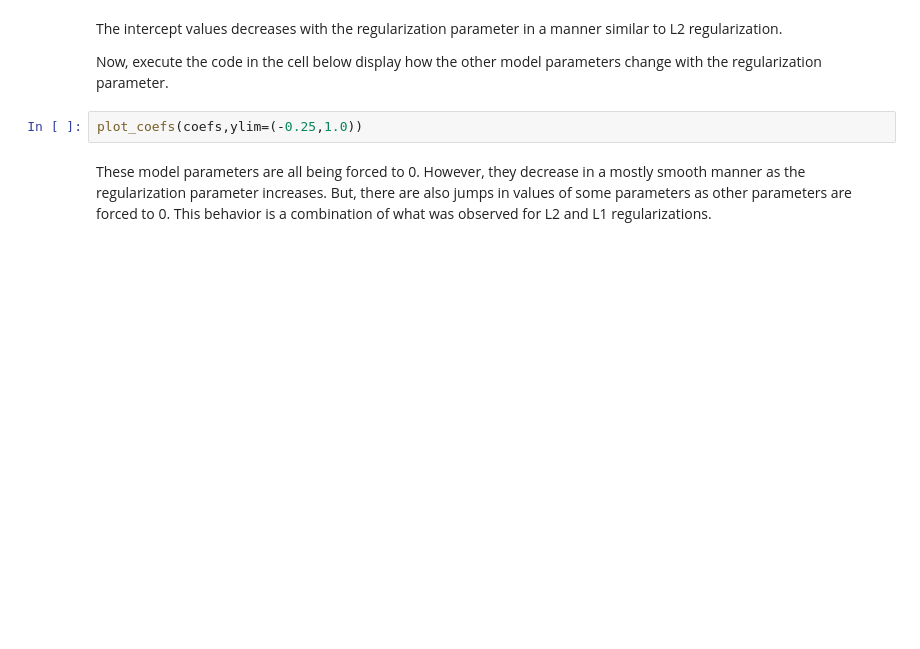
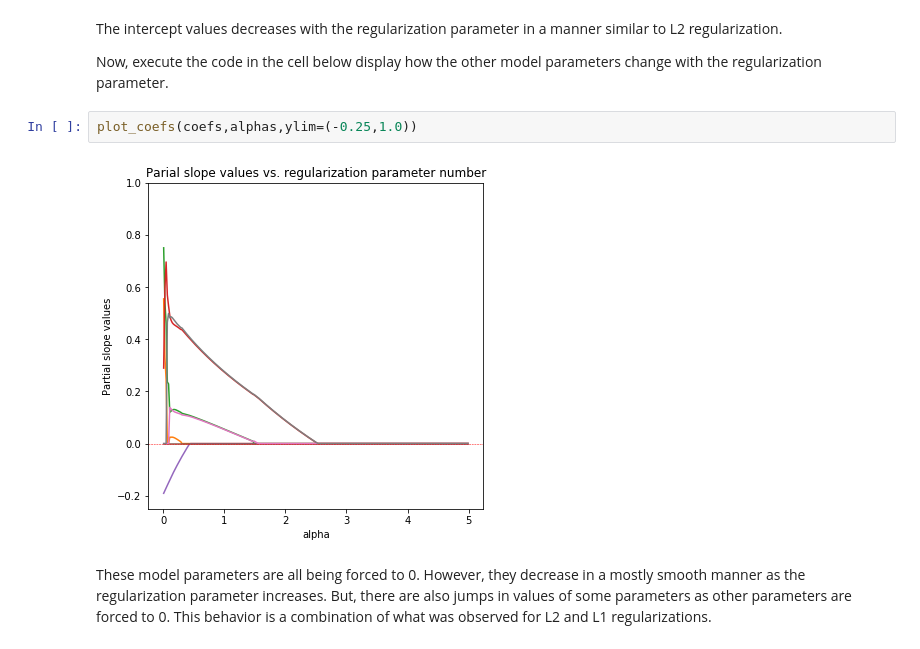
Before and after one commit to StephenElston/DataScience410, a Jupyter notebook: Lecture7/Regularization_L2_L1.ipynb, the cells around one changed output. Drawn from its saved outputs; the diff is of its cells as text; blank space fills up the shorter version.

```diff
--- a/Lecture7/Regularization_L2_L1.ipynb
+++ b/Lecture7/Regularization_L2_L1.ipynb
@@ -390,7 +483,9 @@ The intercept values decreases with the regularization parameter in a manner sim
 
 Now, execute the code in the cell below display how the other model parameters change with the regularization parameter.
 # %%
-plot_coefs(coefs,ylim=(-0.25,1.0))
+plot_coefs(coefs,alphas,ylim=(-0.25,1.0))
+# %% [output]
+[figure, added]
 # %% [markdown]
 These model parameters are all being forced to 0. However, they decrease in a mostly smooth manner as the regularization parameter increases. But, there are also jumps in values of some parameters as other parameters are forced to 0. This behavior is a combination of what was observed for L2 and L1 regularizations.
 # %% [markdown]
```
Also changed, not shown: parts of 15 cells of this notebook, 3 other files.
